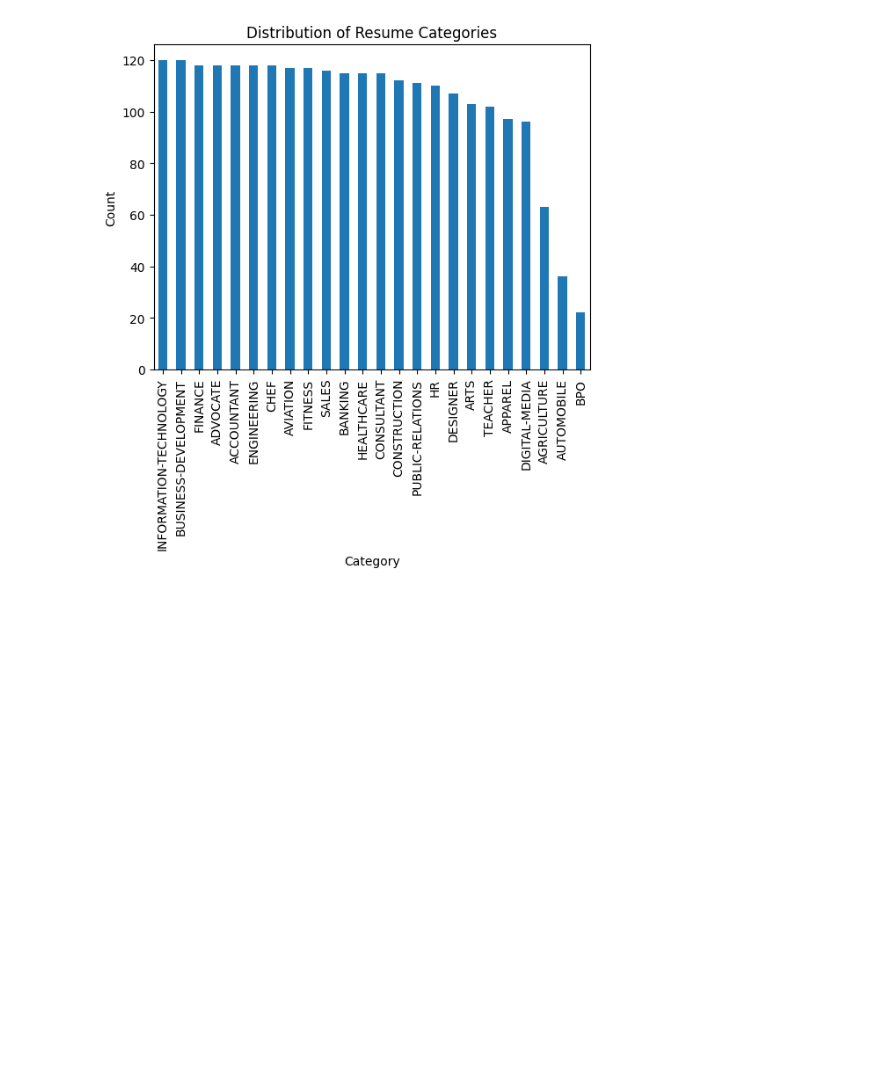
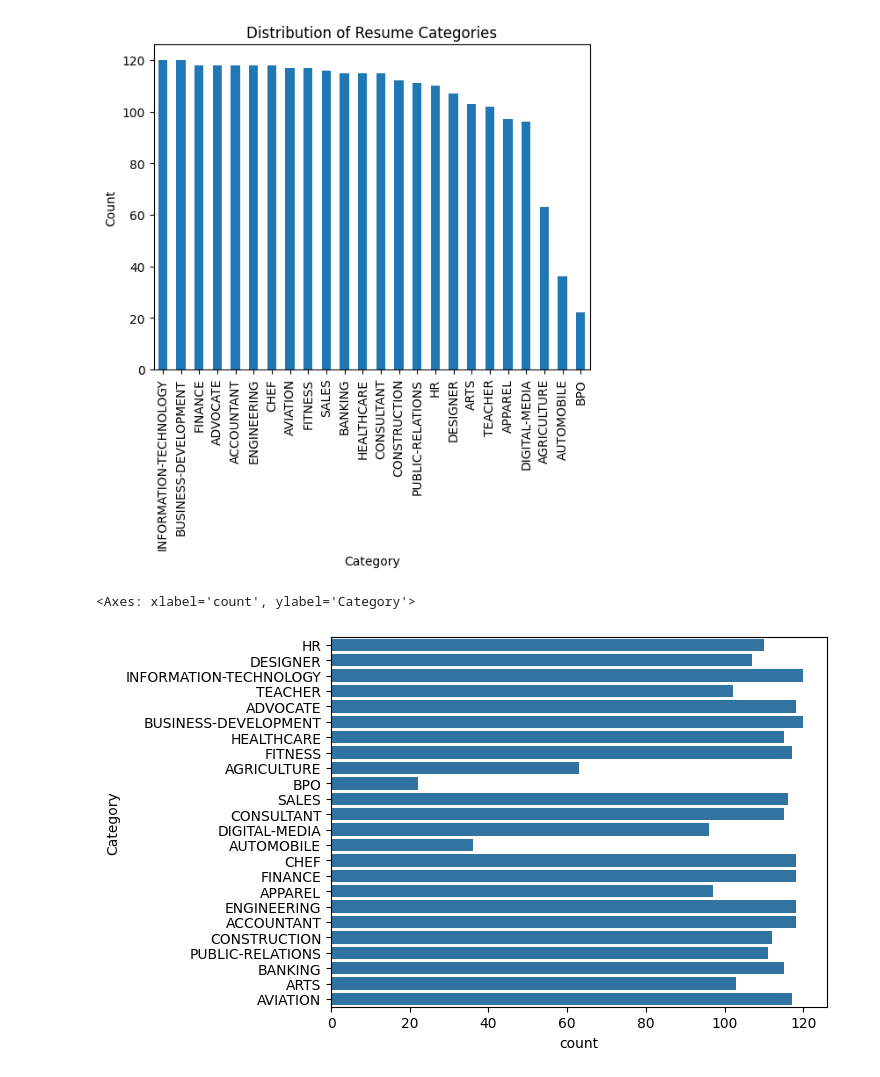
Before and after one commit to rishuagrawal1309/Intelligent-Resume-Screening-Job-Matching-System, a Jupyter notebook: Screening.ipynb, the cells around one changed output. Drawn from its saved outputs; the diff is of its cells as text; code cells hidden in the pictures; blank space fills up the shorter version.

Commit message:
Plot using sns library

```diff
--- a/Screening.ipynb
+++ b/Screening.ipynb
@@ -61,3 +61,8 @@ plt.title('Distribution of Resume Categories')
 plt.show()
 # %% [output]
 [figure]
+# %%
+sns.countplot(df['Category'])
+# %% [output]
+<Axes: xlabel='count', ylabel='Category'>
+[figure, added]
```
